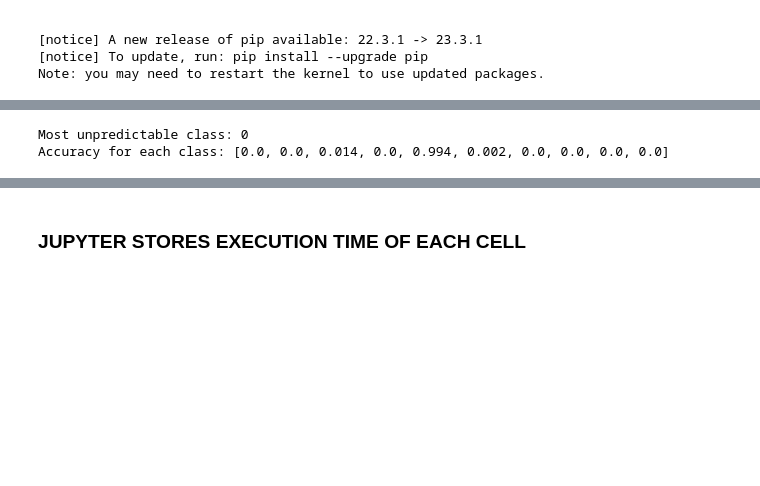
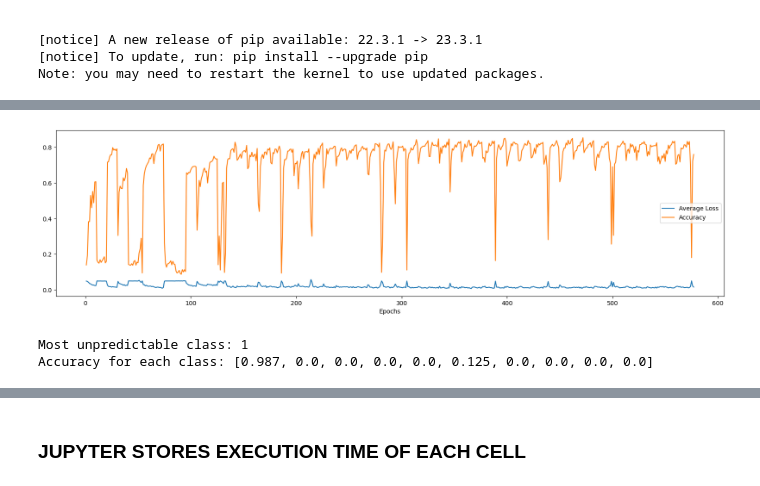
Before and after one commit to Mikkicon/kma-2023-neural-networks, a Jupyter notebook: 01-creating-basic-models.ipynb, the cells around one changed output, grey strips where cells are left out. Saved outputs shown, nothing was run; the diff lists cells and outputs as text; code cells hidden in the pictures; blank space fills up the shorter version.

```diff
--- a/01-creating-basic-models.ipynb
+++ b/01-creating-basic-models.ipynb
@@ -612,3 +272,12 @@ Best trial:
+# %%
+plt.figure(figsize=(20, 5))
+plt.plot(range(1, len(avg_losses) + 1), avg_losses, label='Average Loss')
+plt.plot(range(1, len(avg_accuracies) + 1), avg_accuracies, label='Accuracy')
+plt.xlabel('Epochs')
+plt.legend()
+plt.show()
+# %% [output]
+[figure, added]
 # %%
 import torch
 import torch.nn.functional as F
@@ -619,11 +288,12 @@ best_model.eval()
 
 correct = 0
 total = 0
-class_correct = [0 for _ in range(CLASSES_N)]
-class_total = [0 for _ in range(CLASSES_N)]
+class_correct = [0 for _ in range(CLASSES)]
+class_total = [0 for _ in range(CLASSES)]
 
 with torch.no_grad():
-    for data, labels in validation_loader:
+    for data, labels in valid_loader:
+        data, target = data.view(data.size(0), -1).to(DEVICE), labels.to(DEVICE)
         outputs = best_model(data)
         _, predicted = torch.max(outputs, 1)
         total += labels.size(0)
@@ -632,15 +302,15 @@ with torch.no_grad():
         c = (predicted == labels).squeeze()
         for i in range(labels.size(0)):
             label = labels[i]
-            class_correct[label] += c.item()
+            class_correct[label] += c[i].item()
             class_total[label] += 1
 
-class_accuracy = [class_correct[i] / class_total[i] for i in range(CLASSES_N)]
+class_accuracy = [class_correct[i] / class_total[i] for i in range(CLASSES)]
 most_unpredictable_class = class_accuracy.index(min(class_accuracy))
 
 print(f"Most unpredictable class: {most_unpredictable_class}")
 print(f"Accuracy for each class: {class_accuracy}")
 # %% [output]
-Most unpredictable class: 0
-Accuracy for each class: [0.0, 0.0, 0.014, 0.0, 0.994, 0.002, 0.0, 0.0, 0.0, 0.0]
+Most unpredictable class: 1
+Accuracy for each class: [0.987, 0.0, 0.0, 0.0, 0.0, 0.125, 0.0, 0.0, 0.0, 0.0]
 # %%
```
Also changed, not shown: parts of 19 cells of this notebook.
